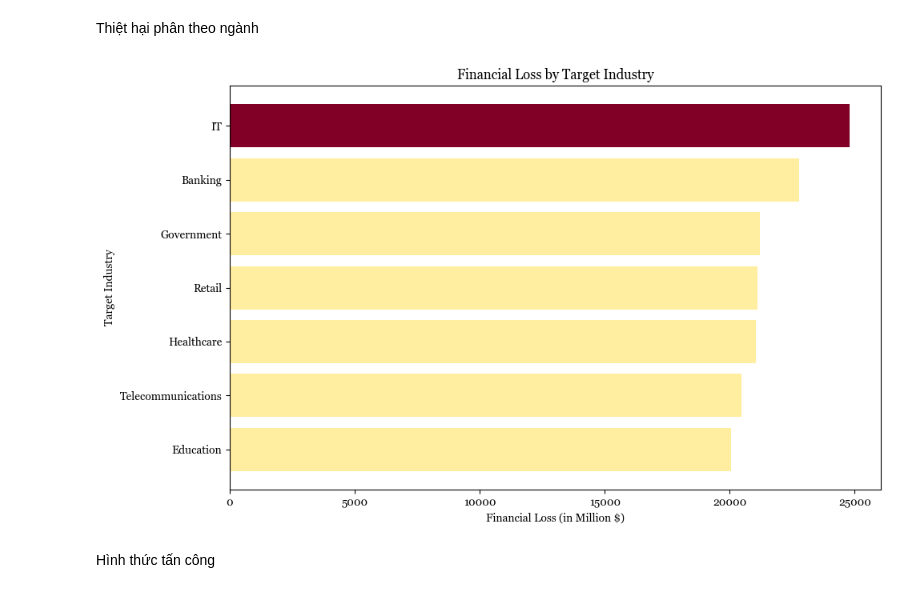
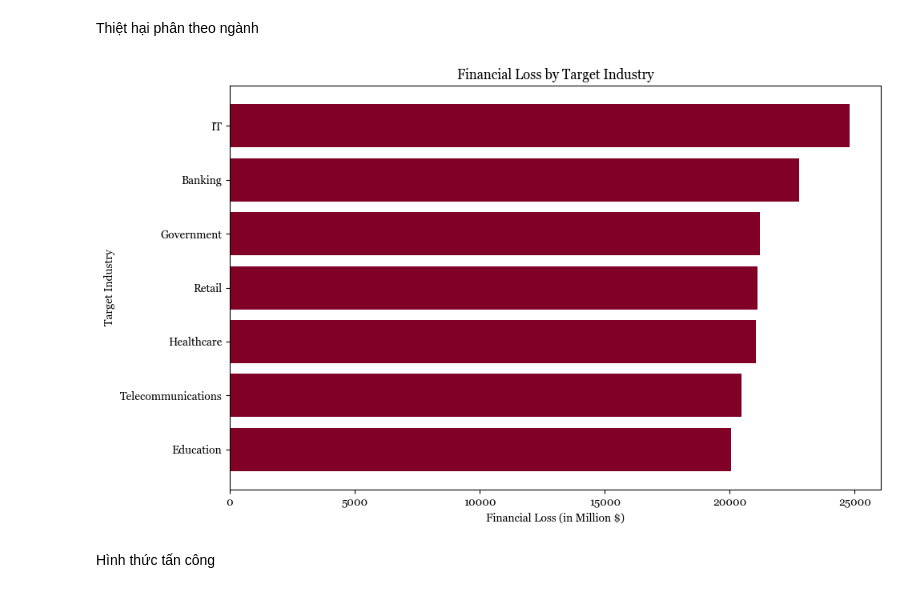
Before and after one commit to Phung-Thu-Trang/Group-8---project, a Jupyter notebook: big.ipynb, the cells around one changed output. Cells and saved outputs as stored; diff of their text form; code cells hidden in the pictures.

Commit message:
financial loss by target industry

```diff
--- a/big.ipynb
+++ b/big.ipynb
@@ -93,22 +93,22 @@ Thiệt hại phân theo ngành
 # %%
 industry_loss = df.groupby('Target Industry')['Financial Loss (in Million $)'].sum().reset_index()
 
 industry_loss = industry_loss.sort_values(by='Financial Loss (in Million $)', ascending=False)
 
 max_loss_index = industry_loss['Financial Loss (in Million $)'].idxmax()
 
-colors = ['#800026' if i == max_loss_index else '#ffeda0' for i in industry_loss.index]
+colors = ['#800026']
 
 plt.figure(figsize=(10, 6))
 plt.barh(industry_loss['Target Industry'], industry_loss['Financial Loss (in Million $)'], color=colors)
 plt.xlabel('Financial Loss (in Million $)')
 plt.ylabel('Target Industry')
 plt.title('Financial Loss by Target Industry')
 plt.gca().invert_yaxis()
 plt.tight_layout()
 plt.show()
 # %% [output]
-[figure, old version]
+[figure, new version]
 # %% [markdown]
 Hình thức tấn công
 # %%
```
